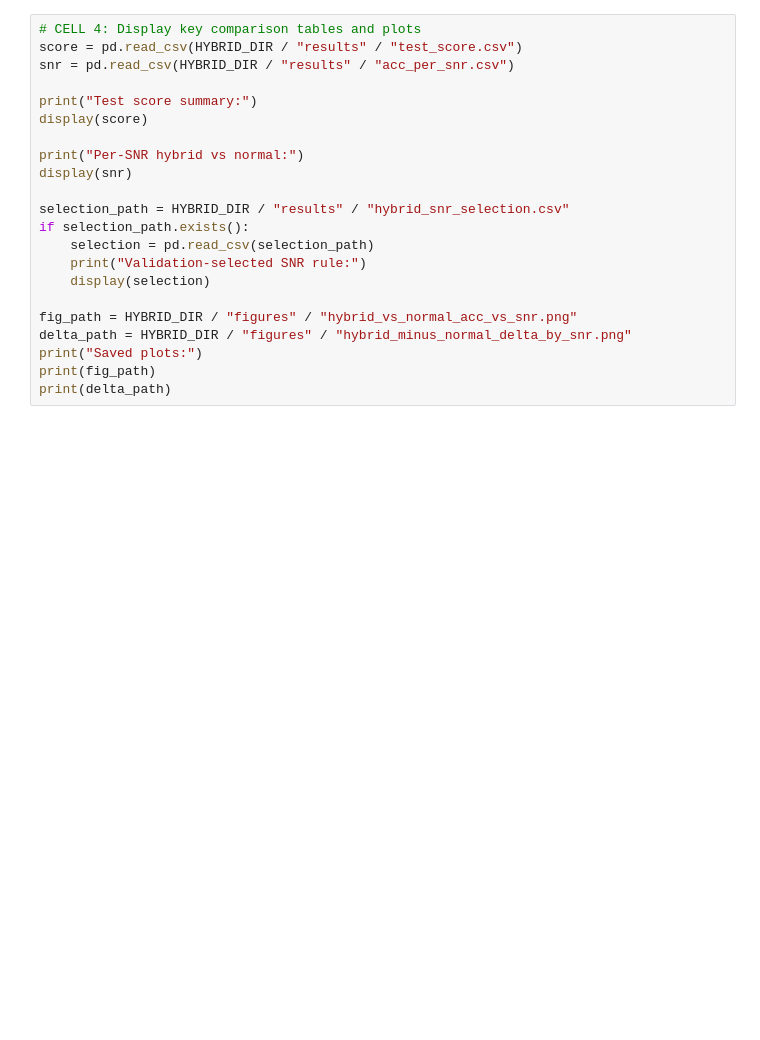
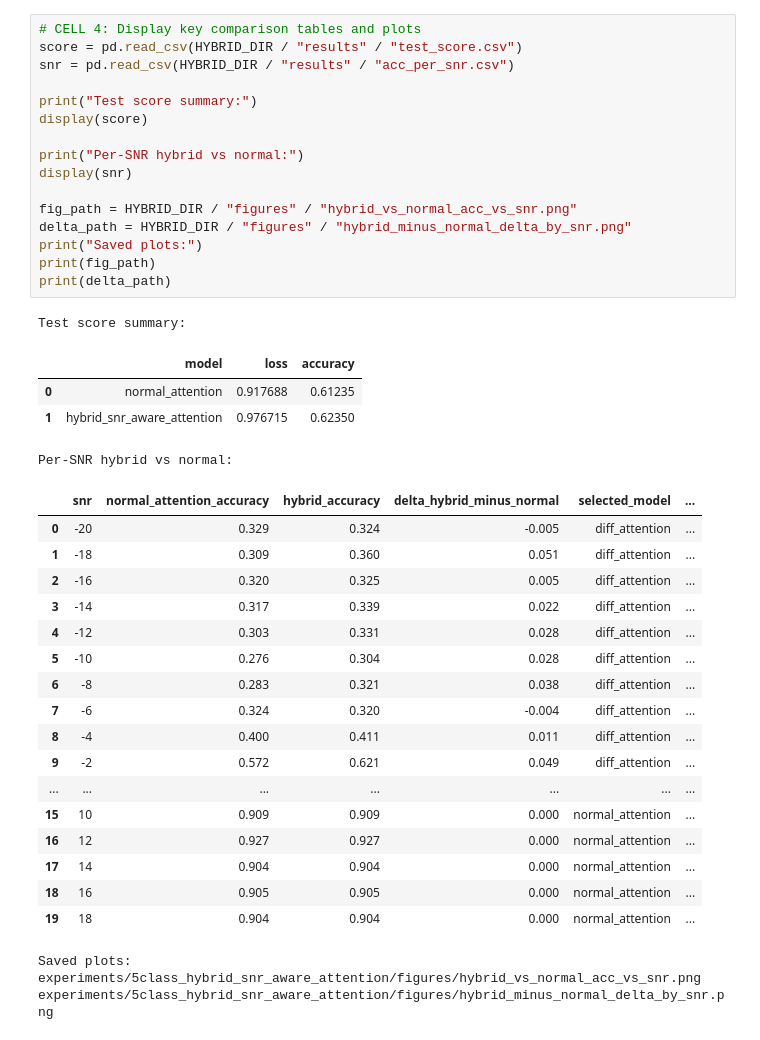
Before and after one commit to akshlabh/amr-5-class, a Jupyter notebook: notebooks/hybrid-snr-aware-attention.ipynb, the cells around one changed output. Cells and saved outputs as stored; diff of their text form; blank space fills up the shorter version.

```diff
--- a/notebooks/hybrid-snr-aware-attention.ipynb
+++ b/notebooks/hybrid-snr-aware-attention.ipynb
@@ -154,25 +179,45 @@ print("SNR CSV:", (HYBRID_DIR / "results" / "acc_per_snr.csv").exists())
 # %%
 # CELL 4: Display key comparison tables and plots
 score = pd.read_csv(HYBRID_DIR / "results" / "test_score.csv")
 snr = pd.read_csv(HYBRID_DIR / "results" / "acc_per_snr.csv")
 
 print("Test score summary:")
 display(score)
 
 print("Per-SNR hybrid vs normal:")
 display(snr)
 
-selection_path = HYBRID_DIR / "results" / "hybrid_snr_selection.csv"
-if selection_path.exists():
-    selection = pd.read_csv(selection_path)
-    print("Validation-selected SNR rule:")
-    display(selection)
-
 fig_path = HYBRID_DIR / "figures" / "hybrid_vs_normal_acc_vs_snr.png"
 delta_path = HYBRID_DIR / "figures" / "hybrid_minus_normal_delta_by_snr.png"
 print("Saved plots:")
 print(fig_path)
 print(delta_path)
+# %% [output]
+Test score summary:
+|  | model | loss | accuracy |
+| 0 | normal_attention | 0.917688 | 0.61235 |
+| 1 | hybrid_snr_aware_attention | 0.976715 | 0.62350 |
+Per-SNR hybrid vs normal:
+|  | snr | normal_attention_accuracy | hybrid_accuracy | delta_hybrid_minus_normal | selected_model | ... |
+| 0 | -20 | 0.329 | 0.324 | -0.005 | diff_attention | ... |
+| 1 | -18 | 0.309 | 0.360 | 0.051 | diff_attention | ... |
+| 2 | -16 | 0.320 | 0.325 | 0.005 | diff_attention | ... |
+| 3 | -14 | 0.317 | 0.339 | 0.022 | diff_attention | ... |
+| 4 | -12 | 0.303 | 0.331 | 0.028 | diff_attention | ... |
+| 5 | -10 | 0.276 | 0.304 | 0.028 | diff_attention | ... |
+| 6 | -8 | 0.283 | 0.321 | 0.038 | diff_attention | ... |
+| 7 | -6 | 0.324 | 0.320 | -0.004 | diff_attention | ... |
+| 8 | -4 | 0.400 | 0.411 | 0.011 | diff_attention | ... |
+| 9 | -2 | 0.572 | 0.621 | 0.049 | diff_attention | ... |
+| ... | ... | ... | ... | ... | ... | ... |
+| 15 | 10 | 0.909 | 0.909 | 0.000 | normal_attention | ... |
+| 16 | 12 | 0.927 | 0.927 | 0.000 | normal_attention | ... |
+| 17 | 14 | 0.904 | 0.904 | 0.000 | normal_attention | ... |
+| 18 | 16 | 0.905 | 0.905 | 0.000 | normal_attention | ... |
+| 19 | 18 | 0.904 | 0.904 | 0.000 | normal_attention | ... |
+Saved plots:
+experiments/5class_hybrid_snr_aware_attention/figures/hybrid_vs_normal_acc_vs_snr.png
+experiments/5class_hybrid_snr_aware_attention/figures/hybrid_minus_normal_delta_by_snr.png
 # %%
 # CELL 5: Explicit Normal vs Hybrid comparison inside notebook
 # This cell creates notebook-visible comparison tables and plots.
```
Also changed, not shown: parts of 6 cells of this notebook, 52 other files.
